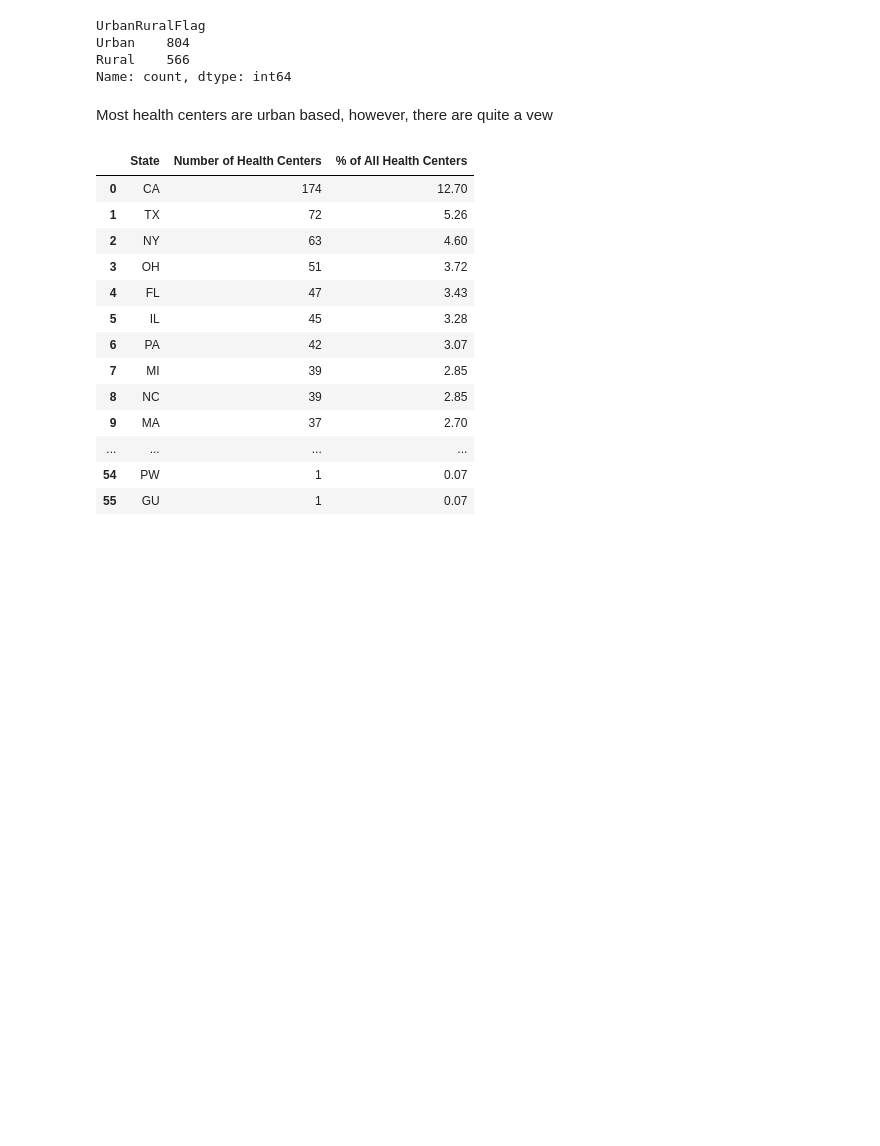
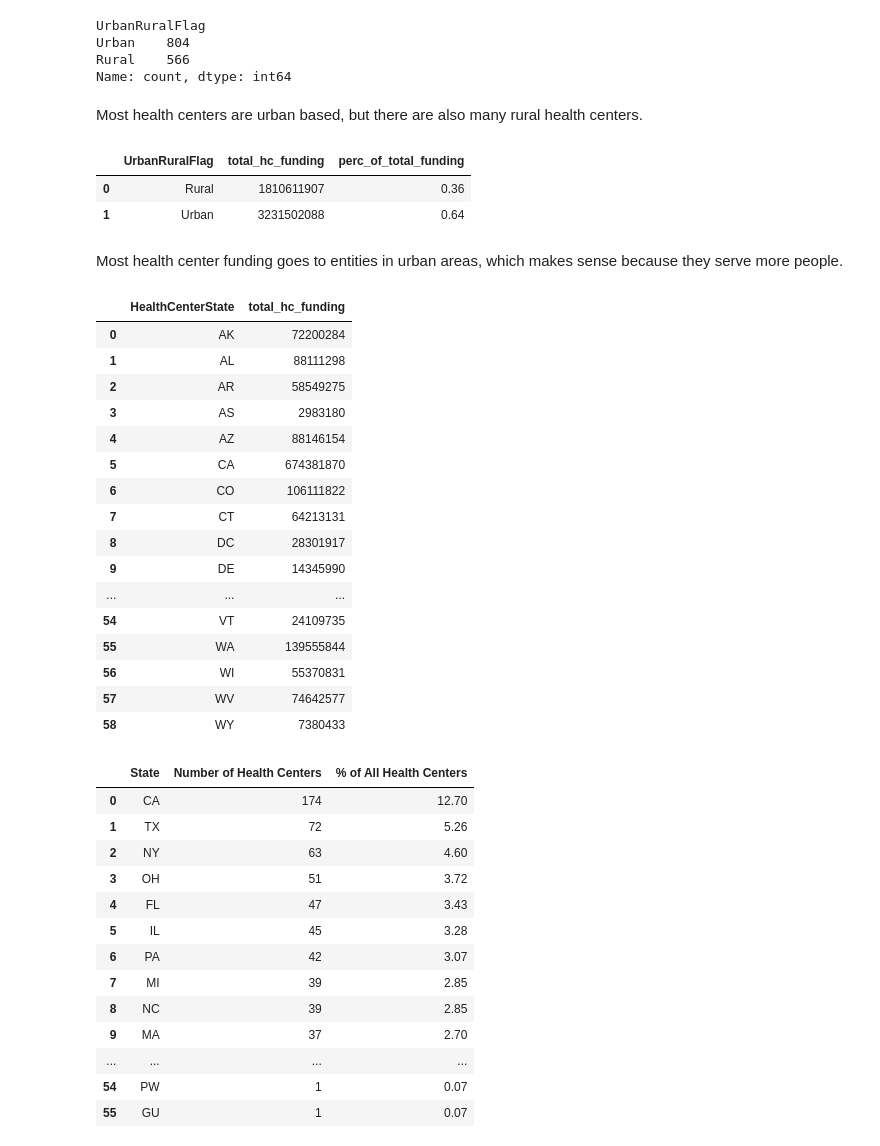
Before and after one commit to dezertdweller/capstone-project-fqhc-model, a Jupyter notebook: data-wrangling.ipynb, the cells around one changed output. Drawn from its saved outputs; the diff is of its cells as text; code cells hidden in the pictures; blank space fills up the shorter version.

```diff
--- a/data-wrangling.ipynb
+++ b/data-wrangling.ipynb
@@ -280,7 +273,40 @@ Urban    804
 Rural    566
 Name: count, dtype: int64
 # %% [markdown]
-Most health centers are urban based, however, there are quite a vew
+Most health centers are urban based, but there are also many rural health centers.
+# %%
+funding_grouping = health_centers.groupby('UrbanRuralFlag')['total_hc_funding'].sum().reset_index()
+funding_grouping['perc_of_total_funding'] = (funding_grouping['total_hc_funding'] / funding_grouping['total_hc_funding'].sum())
+funding_grouping
+# %% [output]
+|  | UrbanRuralFlag | total_hc_funding | perc_of_total_funding |
+| 0 | Rural | 1810611907 | 0.36 |
+| 1 | Urban | 3231502088 | 0.64 |
+# %% [markdown]
+Most health center funding goes to entities in urban areas, which makes sense because they serve more people.
+# %%
+health_center_states = health_centers.groupby('HealthCenterState')['total_hc_funding'].sum().reset_index()
+health_centers_states.columns = ['State', 'Number of Health Centers']
+health_centers_states['% of All Health Centers'] = (health_centers_states['Number of Health Centers'] / len(health_centers) * 100).round(4)
+health_centers_states
+# %% [output]
+|  | HealthCenterState | total_hc_funding |
+| 0 | AK | 72200284 |
+| 1 | AL | 88111298 |
+| 2 | AR | 58549275 |
+| 3 | AS | 2983180 |
+| 4 | AZ | 88146154 |
+| 5 | CA | 674381870 |
+| 6 | CO | 106111822 |
+| 7 | CT | 64213131 |
+| 8 | DC | 28301917 |
+| 9 | DE | 14345990 |
+| ... | ... | ... |
+| 54 | VT | 24109735 |
+| 55 | WA | 139555844 |
+| 56 | WI | 55370831 |
+| 57 | WV | 74642577 |
+| 58 | WY | 7380433 |
 # %%
 health_centers_states = health_centers['HealthCenterState'].value_counts().reset_index()
 health_centers_states.columns = ['State', 'Number of Health Centers']
```
Also changed, not shown: parts of 6 cells of this notebook.
